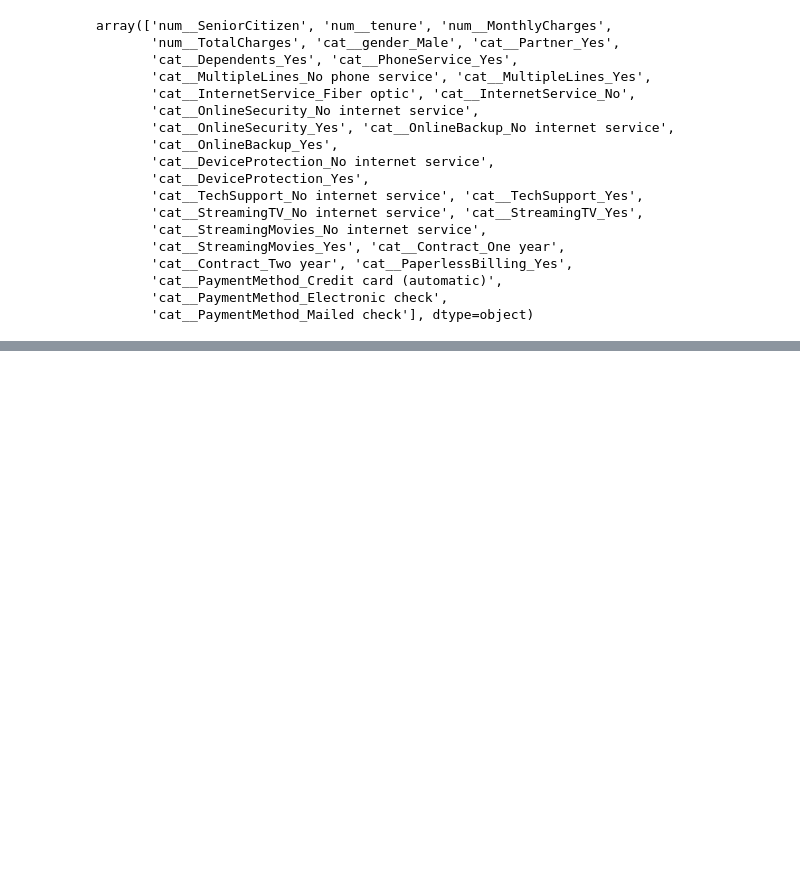
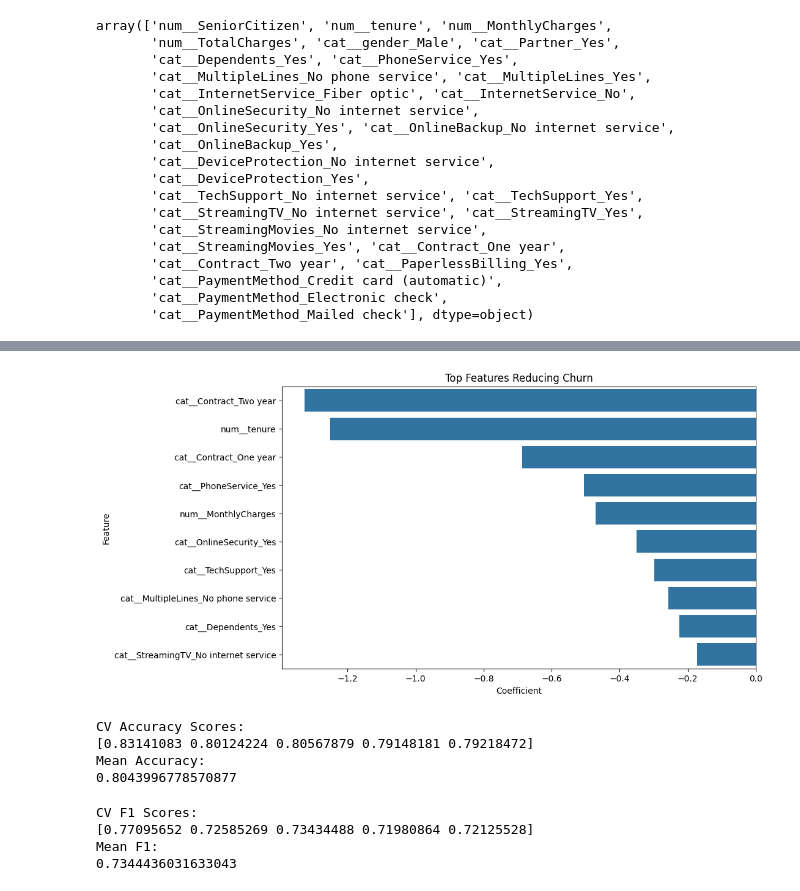
Before and after one commit to Meet946/Customer-Churn-Prediction, a Jupyter notebook: notebooks/03_preprocessing_and_modeling.ipynb, the cells around one changed output, grey strips where cells are left out. Drawn from its saved outputs; the diff is of its cells as text; code cells hidden in the pictures; blank space fills up the shorter version.

```diff
--- a/notebooks/03_preprocessing_and_modeling.ipynb
+++ b/notebooks/03_preprocessing_and_modeling.ipynb
@@ -203,0 +432,66 @@ weighted avg       0.80      0.81      0.80      1409
+# %%
+top_negative = (
+    importance_df
+    .sort_values(
+        by="Coefficient"
+    )
+    .head(10)
+)
+
+plt.figure(figsize=(10,6))
+
+sns.barplot(
+    data=top_negative,
+    x="Coefficient",
+    y="Feature"
+)
+
+plt.title(
+    "Top Features Reducing Churn"
+)
+
+plt.show()
+# %% [output]
+[figure, added]
+# %%
+from sklearn.model_selection import cross_val_score
+
+cv_scores = cross_val_score(
+    lr,
+    X_train_processed,
+    y_train,
+    cv=5,
+    scoring="accuracy"
+)
+
+print("CV Accuracy Scores:")
+print(cv_scores)
+
+print("Mean Accuracy:")
+print(cv_scores.mean())
+# %% [output]
+CV Accuracy Scores:
+[0.83141083 0.80124224 0.80567879 0.79148181 0.79218472]
+Mean Accuracy:
+0.8043996778570877
+# %%
+from sklearn.model_selection import cross_val_score
+
+f1_scores = cross_val_score(
+    lr,
+    X_train_processed,
+    y_train,
+    cv=5,
+    scoring="f1_macro"
+)
+
+print("CV F1 Scores:")
+print(f1_scores)
+
+print("Mean F1:")
+print(f1_scores.mean())
+# %% [output]
+CV F1 Scores:
+[0.77095652 0.72585269 0.73434488 0.71980864 0.72125528]
+Mean F1:
+0.7344436031633043
```
Also changed, not shown: parts of 41 cells of this notebook, 13 other files.
